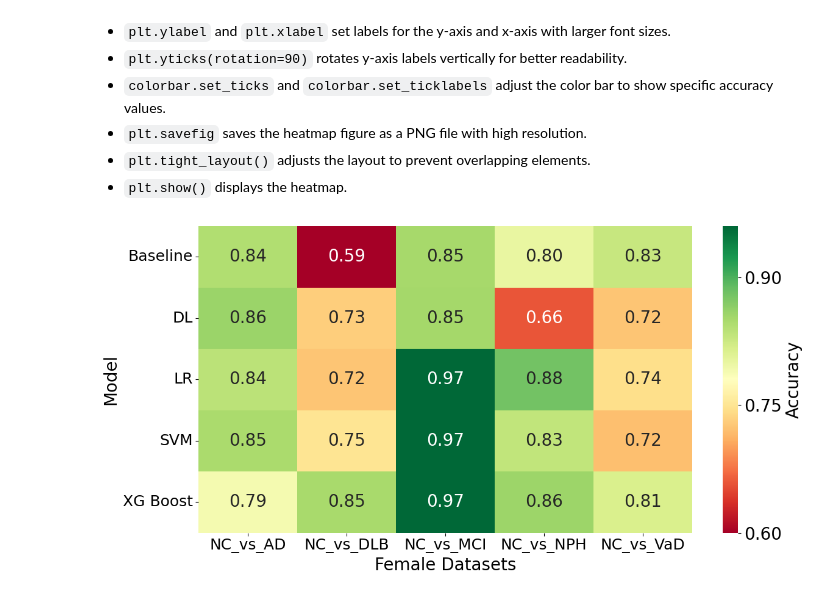
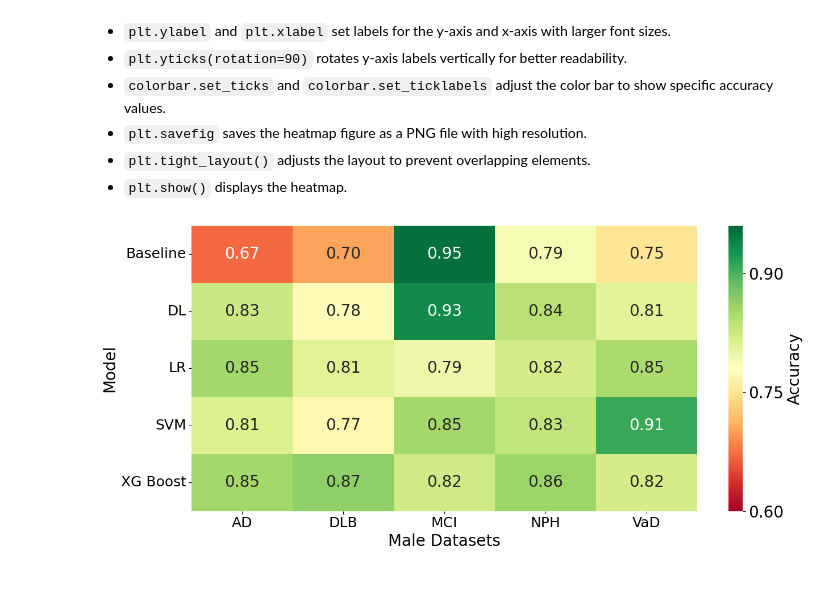
Before and after one commit to vetskiver/Machine-Learning-Uncovers-miRNA-Biomarkers-for-Dementia-Enriched-in-Congenital-Eye-Disease-Pathways, a Jupyter notebook: visualizations/create_heatmaps.ipynb, the cells around one changed output. Drawn from its saved outputs; the diff is of its cells as text; code cells hidden in the pictures.

Commit message:
fixed Model being cut out and renamed the x labels

```diff
--- a/visualizations/create_heatmaps.ipynb
+++ b/visualizations/create_heatmaps.ipynb
@@ -15,7 +15,7 @@ import pandas as pd
 * `file_path` specifies the location of the CSV file containing the classifier performance metrics.
 * `pd.read_csv(file_path)` reads the CSV file into a DataFrame named `all_metrics`, which holds the performance data of various classifiers.
 # %%
-file_path = '/home/aghasemi/CompBio481/ML_classifiers/classifiers_female_performance.csv'
+file_path = '/home/aghasemi/CompBio481/ML_classifiers/classifiers_male_performance.csv'
 
 all_metrics = pd.read_csv(file_path)
 # %% [markdown]
@@ -53,28 +53,28 @@ heatmap_data_accuracy = important_metrics.pivot("Model", "Dataset", "Accuracy")
 * `plt.tight_layout()` adjusts the layout to prevent overlapping elements.
 * `plt.show()` displays the heatmap.
 # %%
-plt.figure(figsize=(12, 6))  # Adjusting the overall size of the heatmap
+plt.figure(figsize=(13, 6))  # Adjusting the overall size of the heatmap
 ax1 = sns.heatmap(heatmap_data_accuracy, annot=True, cmap='RdYlGn', fmt=".2f",
                   cbar_kws={'label': 'Accuracy'}, annot_kws={"size": 20}, vmin=0.60, vmax=0.96)  # Bigger font size for annotations
 plt.ylabel('Model', fontsize=20)
-plt.xlabel('Female Datasets', fontsize=20)
+plt.xlabel('Male Datasets', fontsize=20)
 
 # Rotate model names to be vertical
 plt.yticks(rotation=90)
 plt.xticks()
 
 # Adjusting the color bar to show specific numbers
 colorbar = ax1.collections[0].colorbar
 colorbar.set_ticks([0.60, 0.75, 0.90])  # Set ticks at specific values
 colorbar.set_ticklabels(['0.60', '0.75', '0.90'], fontsize=20)  # Label ticks with the actual values
 colorbar.set_label('Accuracy', fontsize=20)  # Set the font size for the color bar label
 plt.xticks(fontsize=18)
 plt.yticks(fontsize=18, rotation=0)  # Increase font size for y-axis ticks and set rotation to horizontal
 
 # Save the figure for Accuracy with high DPI for better resolution
-plt.savefig('/home/aghasemi/CompBio481/ML_classifiers/ML_classifiers_results/female_model_accuracy_heatmap.png', dpi=300, format='png')
+plt.savefig('/home/aghasemi/CompBio481/ML_classifiers/ML_classifiers_results/male_model_accuracy_heatmap.png', dpi=300, format='png')
 
 plt.tight_layout()
 plt.show()
 # %% [output]
-[figure, old version]
+[figure, new version]
```
